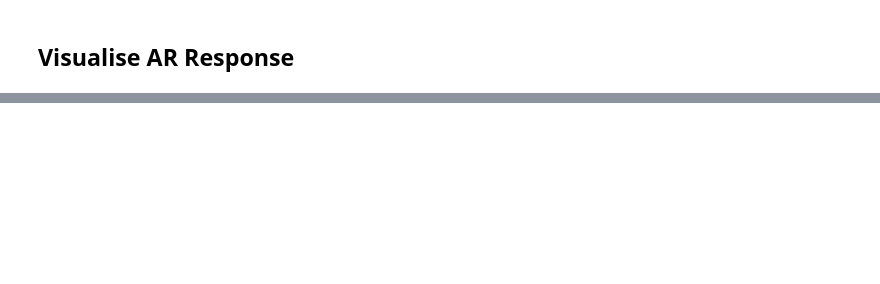
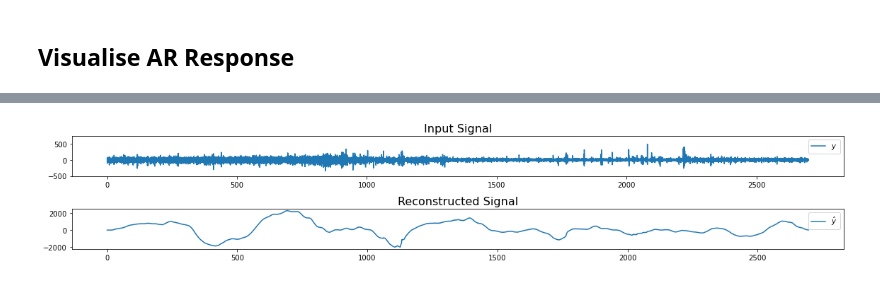
Before and after one commit to samisnotinsane/chbmit-seizure-prediction, a Jupyter notebook: feature_extraction/chb01_interictal_AR.ipynb, the cells around one changed output, grey strips where cells are left out. Saved outputs shown, nothing was run; the diff lists cells and outputs as text; code cells hidden in the pictures; blank space fills up the shorter version.

```diff
--- a/feature_extraction/chb01_interictal_AR.ipynb
+++ b/feature_extraction/chb01_interictal_AR.ipynb
@@ -44,0 +100,22 @@ fig.savefig('../figures/feature_extraction/interictal_sample_chb01_37.pdf')
+# %%
+y_hat = np.zeros(len(t))
+for i in range(p, len(t)):
+    y_hat[i] = EEG[0, i]
+    for j in range(p):
+        y_hat[i] = y_hat[i] + sig_AR[i,0,j] * y_hat[i-1]
+
+fig, axes = plt.subplots(figsize=(16,3), nrows=2)
+axes[0].plot(times, EEG[0, ], label=r'$y$')
+axes[0].set_ylim([EEG[0, ].min()*1.5, EEG[0, ].max()*1.5])
+axes[0].legend(loc=1)
+axes[0].set_title('Input Signal', fontsize=16) # input signal
+
+axes[1].plot(t, y_hat, label=r'$\hat{y}$')
+# axes[1].set_ylim([EEG[0, ].min()*1.5, EEG[0, ].max()*1.5])
+axes[1].legend(loc=1)
+axes[1].set_title('Reconstructed Signal', fontsize=16)
+
+plt.tight_layout()
+plt.show()
+# %% [output]
+[figure, added]
```
Also changed, not shown: parts of 15 cells of this notebook, 8 other files.
